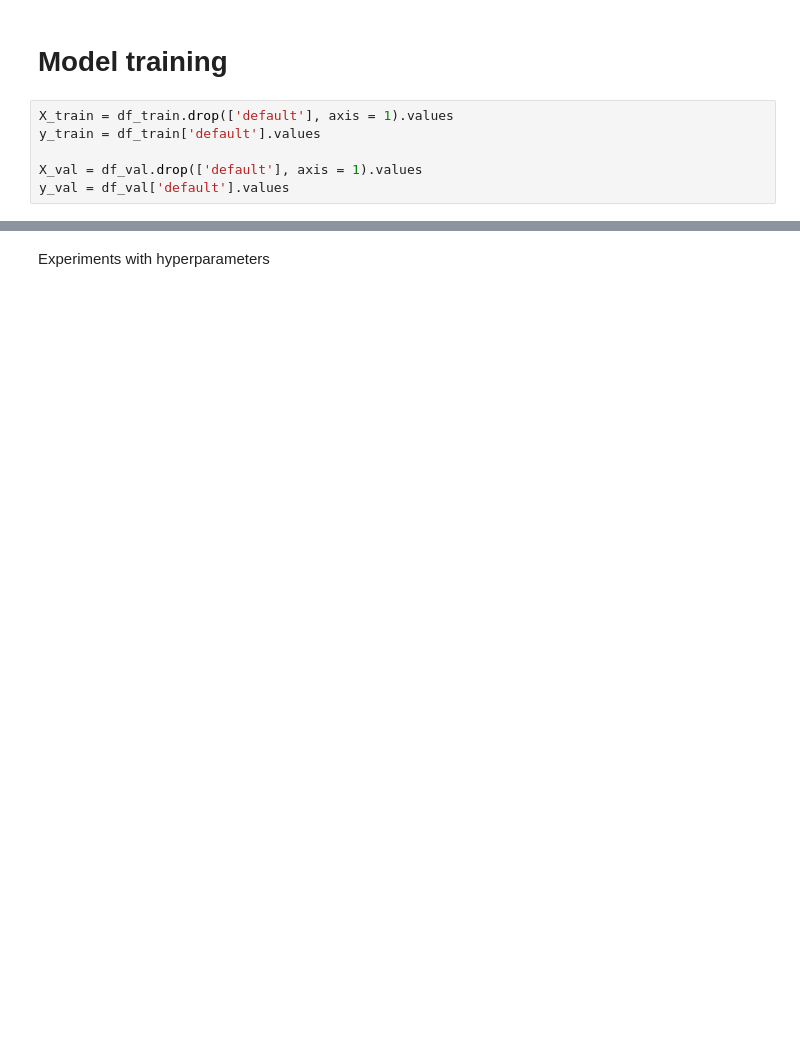
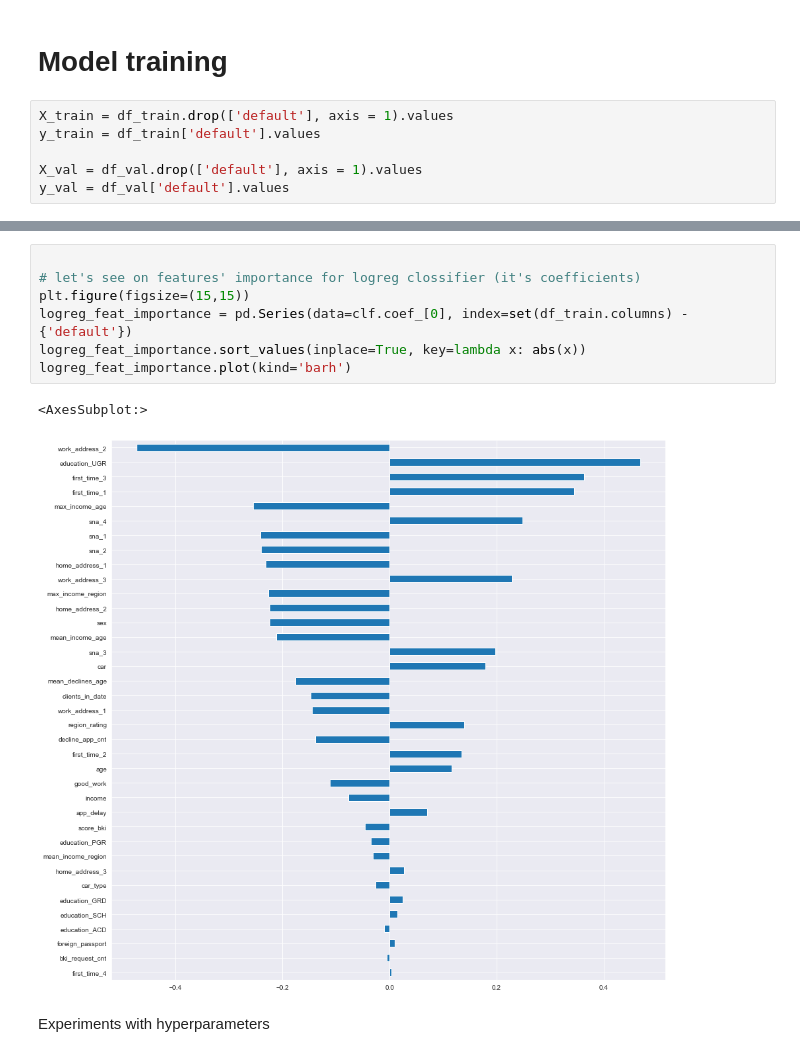
Before and after one commit to PavelKucherenko/sf-ds50-course, a Jupyter notebook: module_4/Scoring_NB.ipynb, the cells around one changed output, grey strips where cells are left out. Cells and saved outputs as stored; diff of their text form; blank space fills up the shorter version.

```diff
--- a/module_4/Scoring_NB.ipynb
+++ b/module_4/Scoring_NB.ipynb
@@ -555,3 +589,13 @@ plt.scatter(range(0,len(threshold)), threshold, marker='o', s=20, c=colors)
+# %%
+
+# let's see on features' importance for logreg clossifier (it's coefficients)
+plt.figure(figsize=(15,15))
+logreg_feat_importance = pd.Series(data=clf.coef_[0], index=set(df_train.columns) - {'default'})
+logreg_feat_importance.sort_values(inplace=True, key=lambda x: abs(x))
+logreg_feat_importance.plot(kind='barh')
+# %% [output]
+<AxesSubplot:>
+[figure, added]
 # %% [markdown]
 Experiments with hyperparameters
 # %%
```
Also changed, not shown: parts of 37 cells of this notebook, 2 other files.
